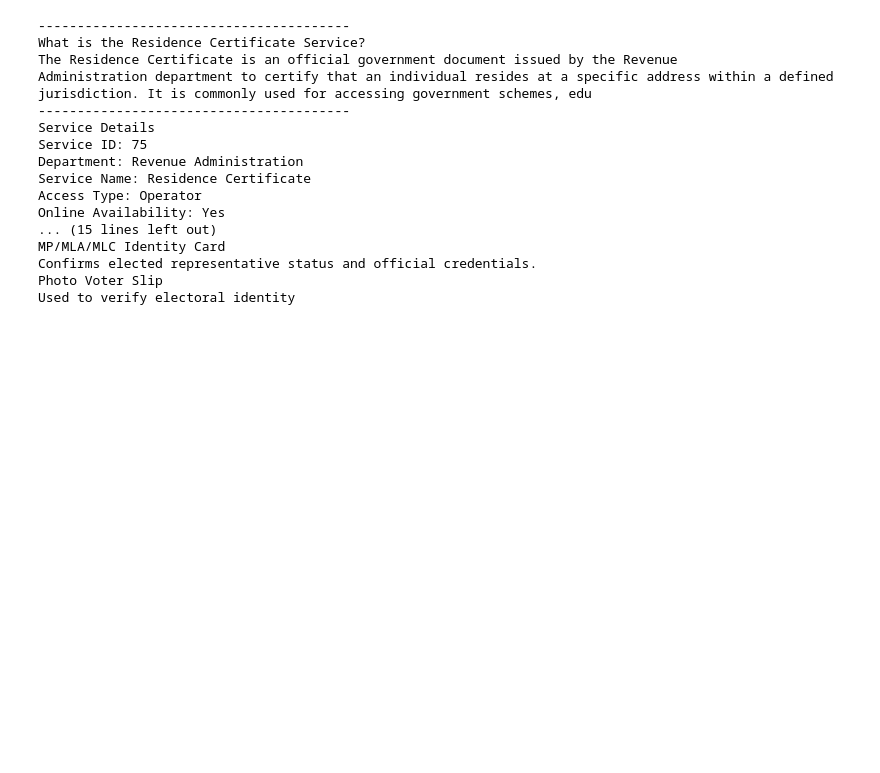
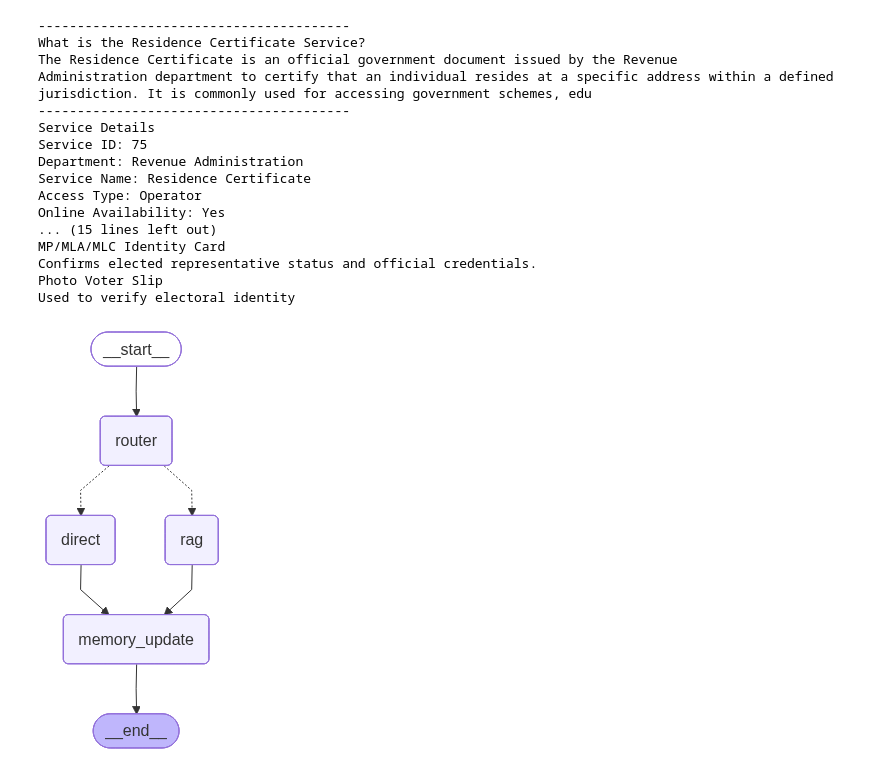
Before and after one commit to prasathjeyamoorthy-blip/ORCHESTRA, a Jupyter notebook: document.ipynb, the cells around one changed output. Saved outputs shown, nothing was run; the diff lists cells and outputs as text; code cells hidden in the pictures; blank space fills up the shorter version.

```diff
--- a/document.ipynb
+++ b/document.ipynb
@@ -399,24 +399,28 @@ def memory_update_node(state: RAGState) -> RAGState:
 # %%
 graph = StateGraph(RAGState)
 
 graph.add_node("router", route_question)
 graph.add_node("rag", rag_node)
 graph.add_node("direct", direct_llm_node)
 graph.add_node("memory_update", memory_update_node)
 
 graph.set_entry_point("router")
 
 graph.add_conditional_edges(
     "router",
     lambda s: s["route"],
     {"rag": "rag", "direct": "direct"}
 )
 
 graph.add_edge("rag", "memory_update")
 graph.add_edge("direct", "memory_update")
 graph.add_edge("memory_update", END)
 
 agentic_rag = graph.compile()
+
+agentic_rag
+# %% [output]
+[figure, added]
 # %%
 def answer_question(question: str):
     result = agentic_rag.invoke(
```
Also changed, not shown: parts of 1 cell of this notebook, 25 other files.
